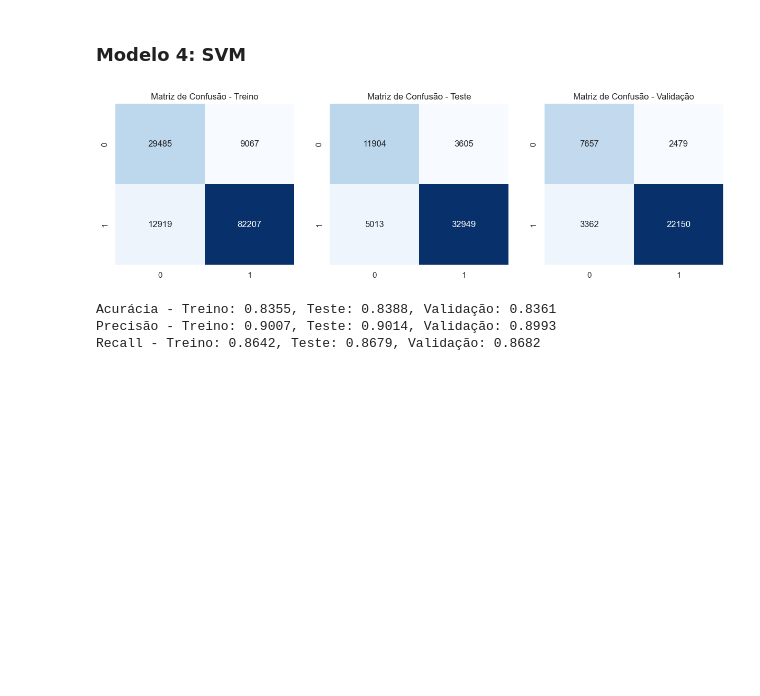
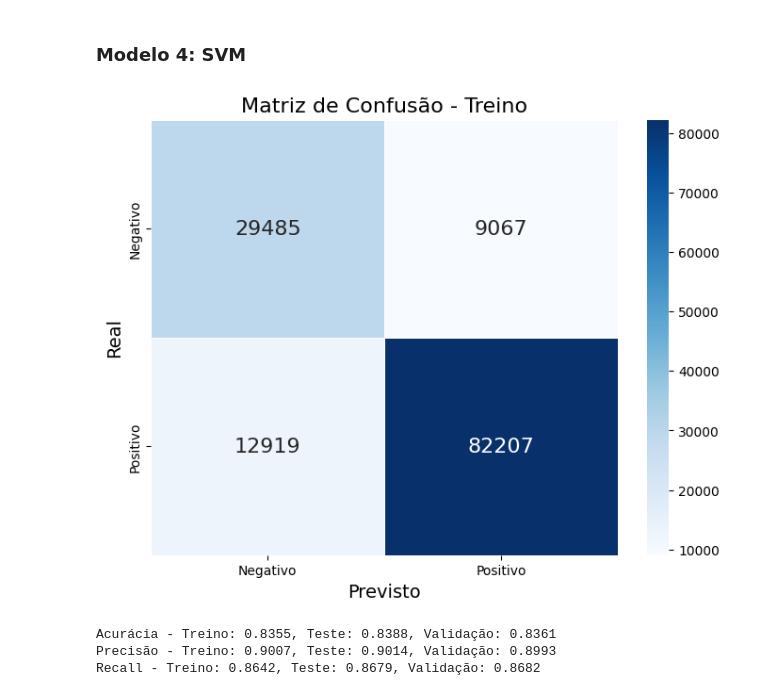
Before and after one commit to da-ferreira/prova-final-data-science, a Jupyter notebook: fires_outbreaks/main.ipynb, the cells around one changed output. Cells and saved outputs as stored; diff of their text form; code cells hidden in the pictures; blank space fills up the shorter version.

Commit message:
melhorando graficos da matriz de confusao

```diff
--- a/fires_outbreaks/main.ipynb
+++ b/fires_outbreaks/main.ipynb
@@ -579,42 +579,64 @@ svm_val_predictions = svm_model.predict(X_val)
 
 # Métricas nos conjuntos de treino, teste e validação
 accuracy_train = accuracy_score(y_train, svm_train_predictions)
 accuracy_test = accuracy_score(y_test, svm_test_predictions)
 accuracy_val = accuracy_score(y_val, svm_val_predictions)
 
 precision_train = precision_score(y_train, svm_train_predictions)
 precision_test = precision_score(y_test, svm_test_predictions)
 precision_val = precision_score(y_val, svm_val_predictions)
 
 recall_train = recall_score(y_train, svm_train_predictions)
 recall_test = recall_score(y_test, svm_test_predictions)
 recall_val = recall_score(y_val, svm_val_predictions)
 
 # Matrizes de confusão
 conf_matrix_train = confusion_matrix(y_train, svm_train_predictions)
 conf_matrix_test = confusion_matrix(y_test, svm_test_predictions)
 conf_matrix_val = confusion_matrix(y_val, svm_val_predictions)
 
+
+# plt.figure(figsize=(8, 6))
+#     sns.heatmap(confusion, annot=True, fmt="d", cmap="Blues", linewidths=.5, annot_kws={"size": 16})
+#     plt.title(f'Matriz de Confusão - {set_name.upper()}', size=16)
+#     plt.xlabel('Previsto', size=14)
+#     plt.ylabel('Real', size=14)
+#     plt.xticks([0.5, 1.5], ['Negativo', 'Positivo'])
+#     plt.yticks([0.5, 1.5], ['Negativo', 'Positivo'])
+#     plt.show()
+
 # Plotar as matrizes de confusão
-fig, axes = plt.subplots(1, 3, figsize=(15, 4))
+# Faca o grafico de matriz de confusao para os 3 conjuntos de dados conforme esta acima:
 
-sns.heatmap(conf_matrix_train, annot=True, fmt='d', cmap='Blues', cbar=False, ax=axes[0])
-axes[0].set_title('Matriz de Confusão - Treino')
+plt.figure(figsize=(8, 6))
+sns.heatmap(conf_matrix_train, annot=True, fmt="d", cmap="Blues", linewidths=.5, annot_kws={"size": 16})
+plt.title(f'Matriz de Confusão - Treino', size=16)
+plt.xlabel('Previsto', size=14)
+plt.ylabel('Real', size=14)
+plt.xticks([0.5, 1.5], ['Negativo', 'Positivo'])
+plt.yticks([0.5, 1.5], ['Negativo', 'Positivo'])
+plt.show()
 
-sns.heatmap(conf_matrix_test, annot=True, fmt='d', cmap='Blues', cbar=False, ax=axes[1])
-axes[1].set_title('Matriz de Confusão - Teste')
 
-sns.heatmap(conf_matrix_val, annot=True, fmt='d', cmap='Blues', cbar=False, ax=axes[2])
-axes[2].set_title('Matriz de Confusão - Validação')
+# fig, axes = plt.subplots(1, 3, figsize=(15, 4))
 
-plt.show()
+# sns.heatmap(conf_matrix_train, annot=True, fmt='d', cmap='Blues', cbar=False, ax=axes[0])
+# axes[0].set_title('Matriz de Confusão - Treino')
+
+# sns.heatmap(conf_matrix_test, annot=True, fmt='d', cmap='Blues', cbar=False, ax=axes[1])
+# axes[1].set_title('Matriz de Confusão - Teste')
+
+# sns.heatmap(conf_matrix_val, annot=True, fmt='d', cmap='Blues', cbar=False, ax=axes[2])
+# axes[2].set_title('Matriz de Confusão - Validação')
+
+# plt.show()
 
 # Imprimir métricas
 print(f'Acurácia - Treino: {accuracy_train:.4f}, Teste: {accuracy_test:.4f}, Validação: {accuracy_val:.4f}')
 print(f'Precisão - Treino: {precision_train:.4f}, Teste: {precision_test:.4f}, Validação: {precision_val:.4f}')
 print(f'Recall - Treino: {recall_train:.4f}, Teste: {recall_test:.4f}, Validação: {recall_val:.4f}')
 # %% [output]
-[figure, old version]
+[figure, new version]
 Acurácia - Treino: 0.8355, Teste: 0.8388, Validação: 0.8361
 Precisão - Treino: 0.9007, Teste: 0.9014, Validação: 0.8993
 Recall - Treino: 0.8642, Teste: 0.8679, Validação: 0.8682
```
Also changed, not shown: parts of 2 cells of this notebook.
